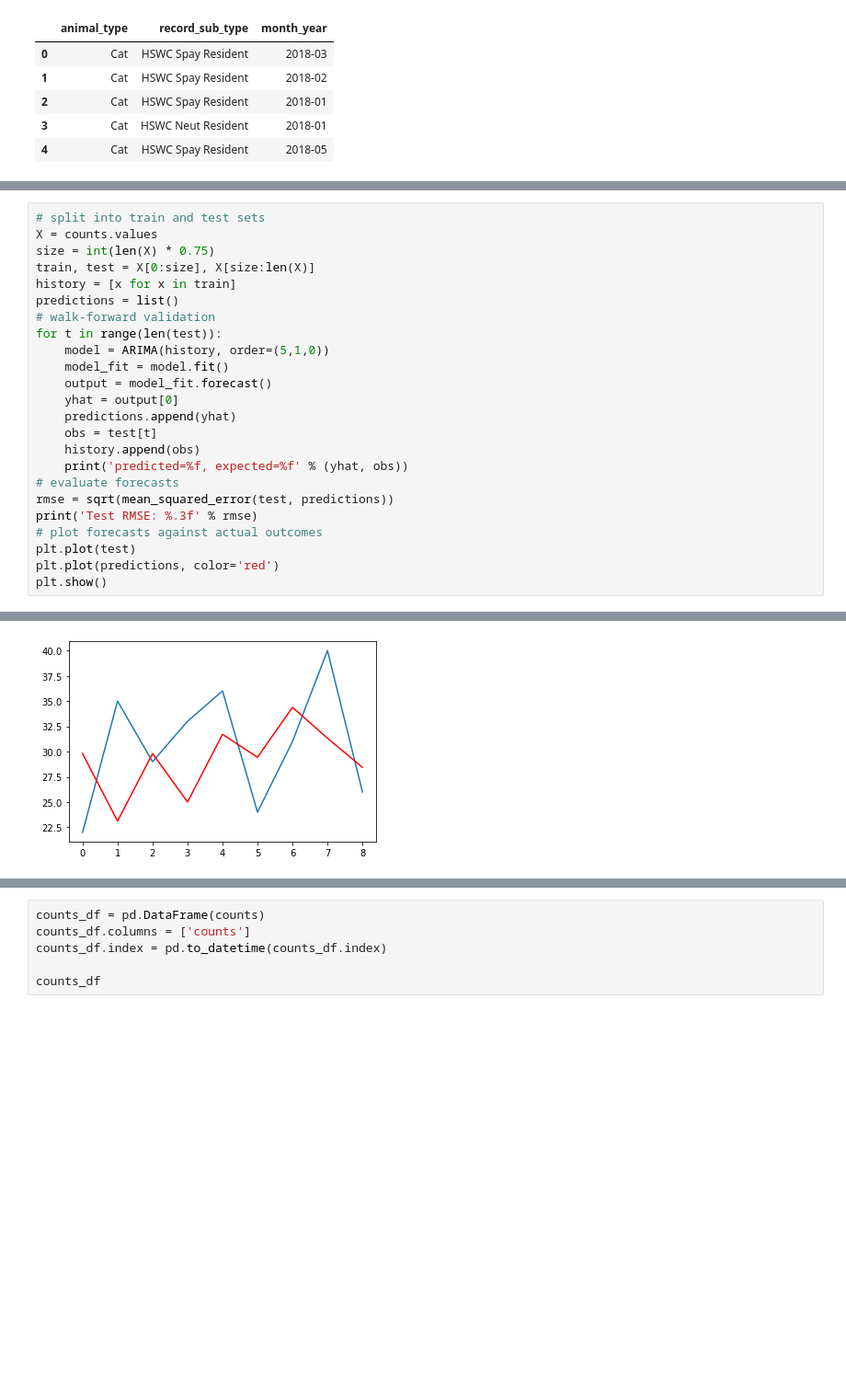
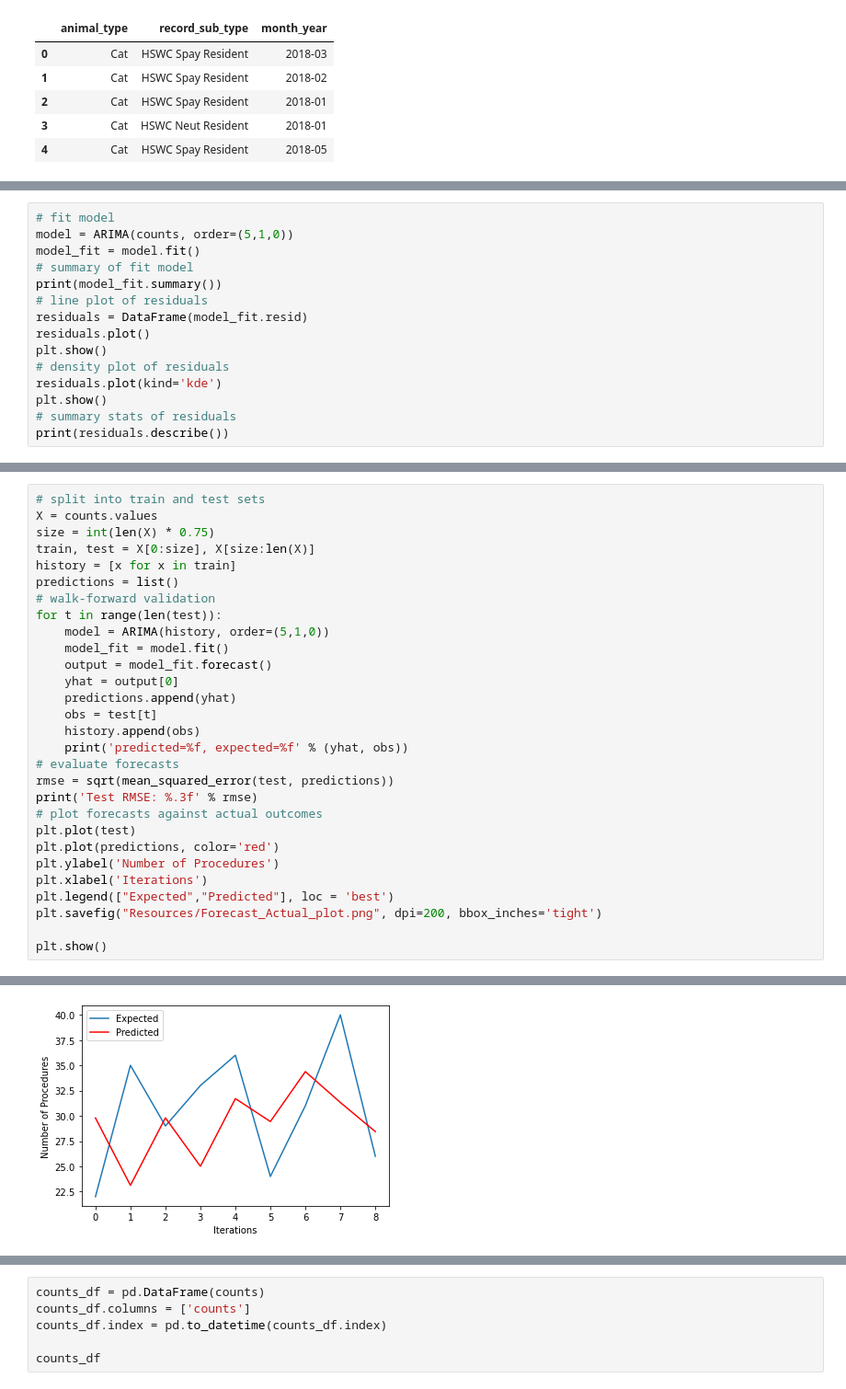
Before and after one commit to JSischo/Waupaca_repo, a Jupyter notebook: ARIMA_model.ipynb, the cells around one changed output, grey strips where cells are left out. Shown: that part at 92% size. Cells and saved outputs as stored; diff of their text form; blank space fills up the shorter version.

```diff
--- a/ARIMA_model.ipynb
+++ b/ARIMA_model.ipynb
@@ -104,0 +123,15 @@ dtype: int64
+# %%
+# fit model
+model = ARIMA(counts, order=(5,1,0))
+model_fit = model.fit()
+# summary of fit model
+print(model_fit.summary())
+# line plot of residuals
+residuals = DataFrame(model_fit.resid)
+residuals.plot()
+plt.show()
+# density plot of residuals
+residuals.plot(kind='kde')
+plt.show()
+# summary stats of residuals
+print(residuals.describe())
@@ -125,34 +205,39 @@ print('Test RMSE: %.3f' % rmse)
 # plot forecasts against actual outcomes
 plt.plot(test)
 plt.plot(predictions, color='red')
+plt.ylabel('Number of Procedures')
+plt.xlabel('Iterations')
+plt.legend(["Expected","Predicted"], loc = 'best')
+plt.savefig("Resources/Forecast_Actual_plot.png", dpi=200, bbox_inches='tight')
+
 plt.show()
 # %% [output]
 statsmodels.tsa.arima_model.ARMA and statsmodels.tsa.arima_model.ARIMA have
 been deprecated in favor of statsmodels.tsa.arima.model.ARIMA (note the .
 between arima and model) and
 statsmodels.tsa.SARIMAX. These will be removed after the 0.12 release.
 
 statsmodels.tsa.arima.model.ARIMA makes use of the statespace framework and
 is both well tested and maintained.
 
 To silence this warning and continue using ARMA and ARIMA until they are
 removed, use:
 
 import warnings
 warnings.filterwarnings('ignore', 'statsmodels.tsa.arima_model.ARMA',
                         FutureWarning)
 warnings.filterwarnings('ignore', 'statsmodels.tsa.arima_model.ARIMA',
                         FutureWarning)
 
   warnings.warn(ARIMA_DEPRECATION_WARN, FutureWarning)
 predicted=29.794556, expected=22.000000
 predicted=23.122617, expected=35.000000
 predicted=29.805987, expected=29.000000
 predicted=25.007105, expected=33.000000
 predicted=31.708055, expected=36.000000
 predicted=29.439180, expected=24.000000
 predicted=34.379528, expected=31.000000
 predicted=31.325659, expected=40.000000
 predicted=28.443528, expected=26.000000
 Test RMSE: 6.725
-[figure, old version]
+[figure, new version]
```
Also changed, not shown: parts of 10 cells of this notebook, 6 other files.
